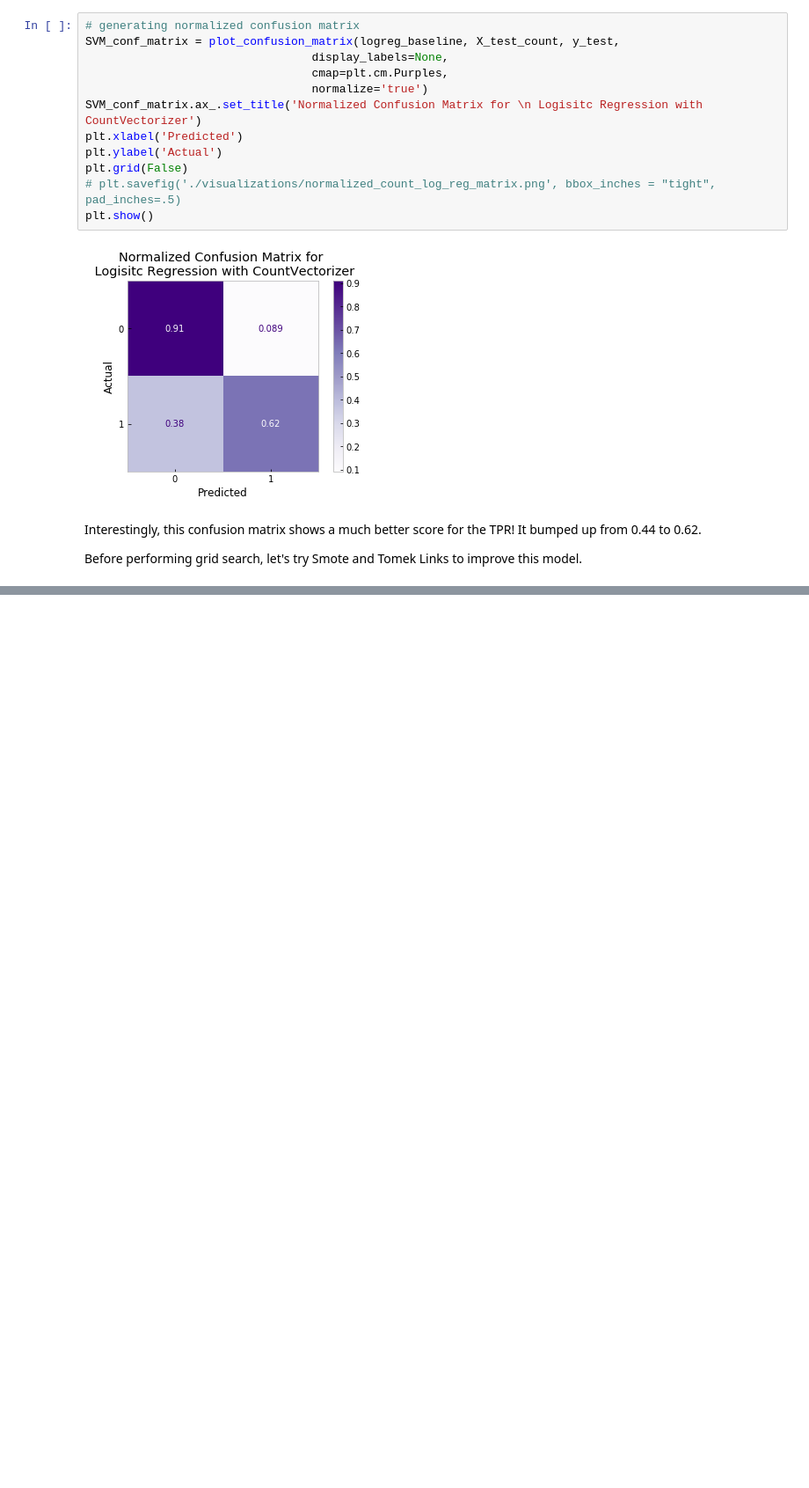
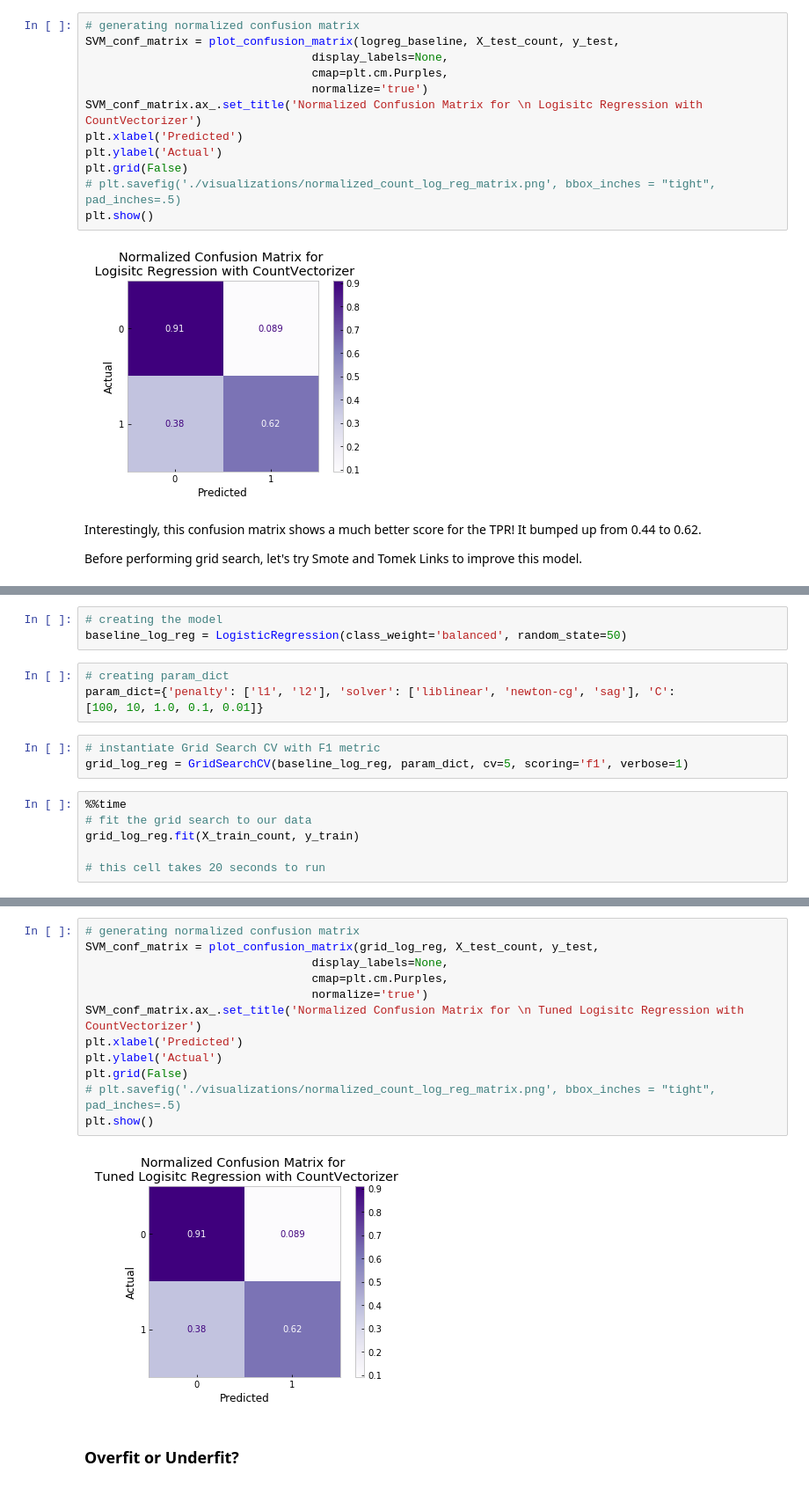
Before and after one commit to sidneykung/twitter_hate_speech_detection, a Jupyter notebook: models/post_MVP.ipynb, the cells around one changed output, grey strips where cells are left out. Shown at 88% size. Cells and saved outputs as stored; diff of their text form; blank space fills up the shorter version.

```diff
--- a/models/post_MVP.ipynb
+++ b/models/post_MVP.ipynb
@@ -226,0 +345,16 @@ Before performing grid search, let's try Smote and Tomek Links to improve this m
+# %%
+# creating the model
+baseline_log_reg = LogisticRegression(class_weight='balanced', random_state=50)
+# %%
+# creating param_dict
+param_dict={'penalty': ['l1', 'l2'], 'solver': ['liblinear', 'newton-cg', 'sag'], 'C':
+[100, 10, 1.0, 0.1, 0.01]}
+# %%
+# instantiate Grid Search CV with F1 metric
+grid_log_reg = GridSearchCV(baseline_log_reg, param_dict, cv=5, scoring='f1', verbose=1)
+# %%
+%%time
+# fit the grid search to our data
+grid_log_reg.fit(X_train_count, y_train)
+
+# this cell takes 20 seconds to run
@@ -226,0 +404,16 @@ Before performing grid search, let's try Smote and Tomek Links to improve this m
+# %%
+# generating normalized confusion matrix
+SVM_conf_matrix = plot_confusion_matrix(grid_log_reg, X_test_count, y_test,
+                                 display_labels=None,
+                                 cmap=plt.cm.Purples,
+                                 normalize='true')
+SVM_conf_matrix.ax_.set_title('Normalized Confusion Matrix for \n Tuned Logisitc Regression with CountVectorizer')
+plt.xlabel('Predicted')
+plt.ylabel('Actual')
+plt.grid(False)
+# plt.savefig('./visualizations/normalized_count_log_reg_matrix.png', bbox_inches = "tight", pad_inches=.5)
+plt.show()
+# %% [output]
+[figure, added]
+# %% [markdown]
+### Overfit or Underfit?
```
Also changed, not shown: parts of 33 cells of this notebook.
